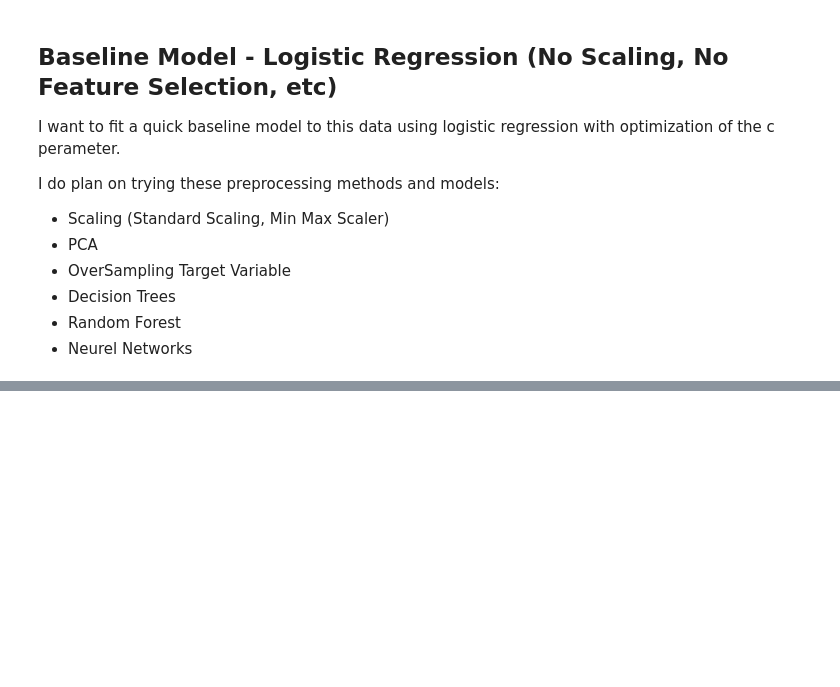
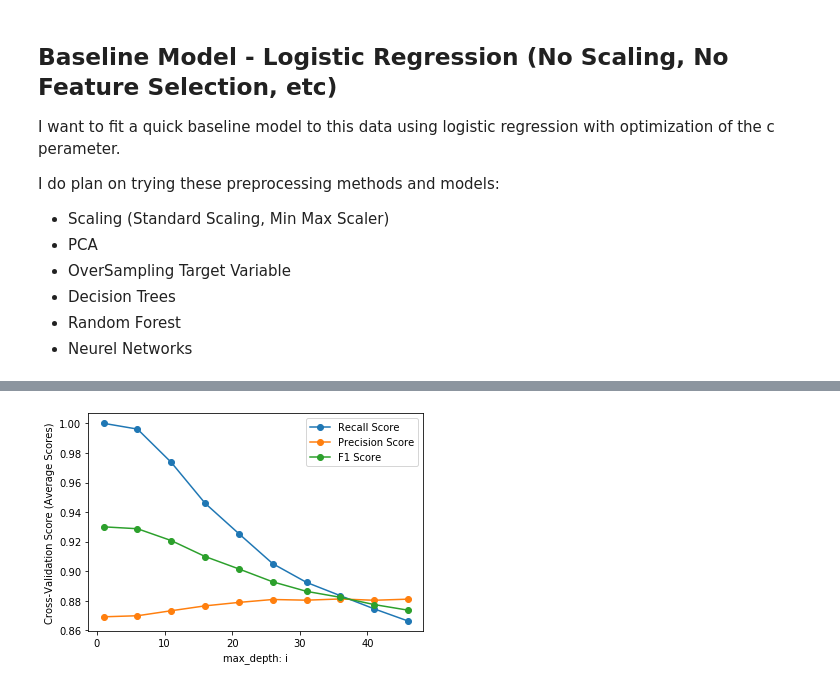
Before and after one commit to andrewhnberry/Identifying-bad-debt, a Jupyter notebook: Part 2 - Predicting Bad Loans.ipynb, the cells around one changed output, grey strips where cells are left out. Drawn from its saved outputs; the diff is of its cells as text; code cells hidden in the pictures; blank space fills up the shorter version.

```diff
--- a/Part 2 - Predicting Bad Loans.ipynb
+++ b/Part 2 - Predicting Bad Loans.ipynb
@@ -281,0 +281,32 @@ accuracy_score_test
+# %%
+%%time
+#Model Loop
+count = 0
+
+for i in depth_range:
+    # Lets plot out different parameters with 5-fold cross validation
+
+
+    # Instantiate
+    dt = DecisionTreeClassifier(max_depth = i)
+    count += 1
+    print(f'Model {count} instatiated.')
+
+    val_score = np.mean(cross_val_score(dt, X_train_PCA, y_train, cv = 5))
+    validation_score_list.append(val_score)
+
+    # Fit
+    dt.fit(X_train_PCA, y_train)
+    print(f'Model {count} fitted.')
+
+    # predict
+    pred_train = dt.predict(X_train_PCA)
+    pred_test = dt.predict(X_test_PCA)
+    print(f'Model {count} predicted.')
+
+    #Append the Evaluation Metrics List
+    accuracy_score_train_dt.append(accuracy_score(y_train, pred_train))
+    accuracy_score_test_dt.append(accuracy_score(y_test, pred_test))
+    recall_list_dt.append(recall_score(y_test, pred_test))
+    precision_list_dt.append(precision_score(y_test, pred_test))
+    f1score_list_dt.append(f1_score(y_test, pred_test))
@@ -281,0 +331,12 @@ accuracy_score_test
+# %%
+%matplotlib inline
+plt.figure()
+plt.plot(depth_range, recall_list_dt,label="Recall Score",marker='o')
+plt.plot(depth_range, precision_list_dt,label="Precision Score",marker='o')
+plt.plot(depth_range, f1score_list_dt,label="F1 Score",marker='o')
+plt.legend()
+plt.xlabel('max_depth: i')
+plt.ylabel('Cross-Validation Score (Average Scores)')
+plt.show();
+# %% [output]
+[figure, added]
```
Also changed, not shown: parts of 24 cells of this notebook.
